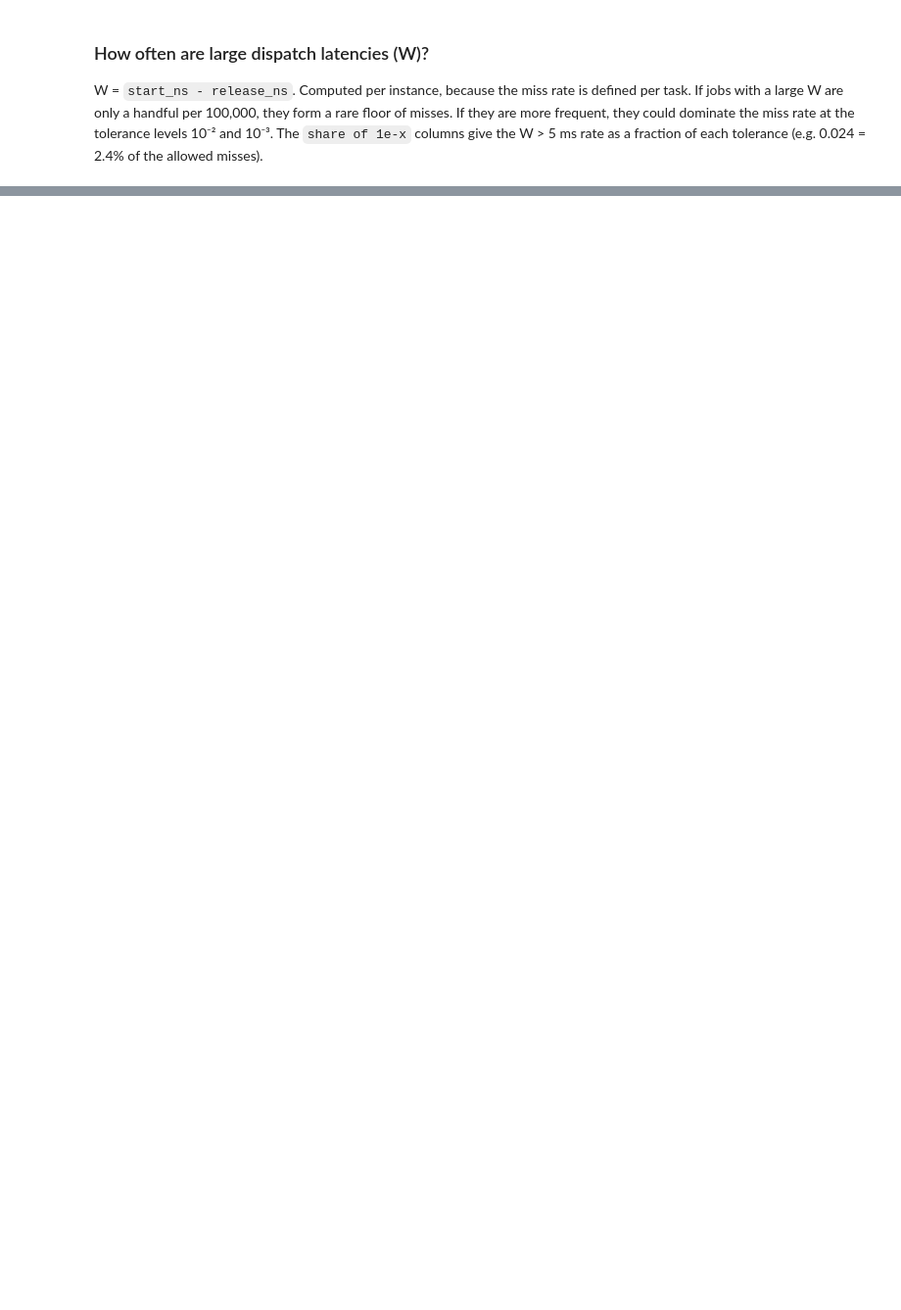
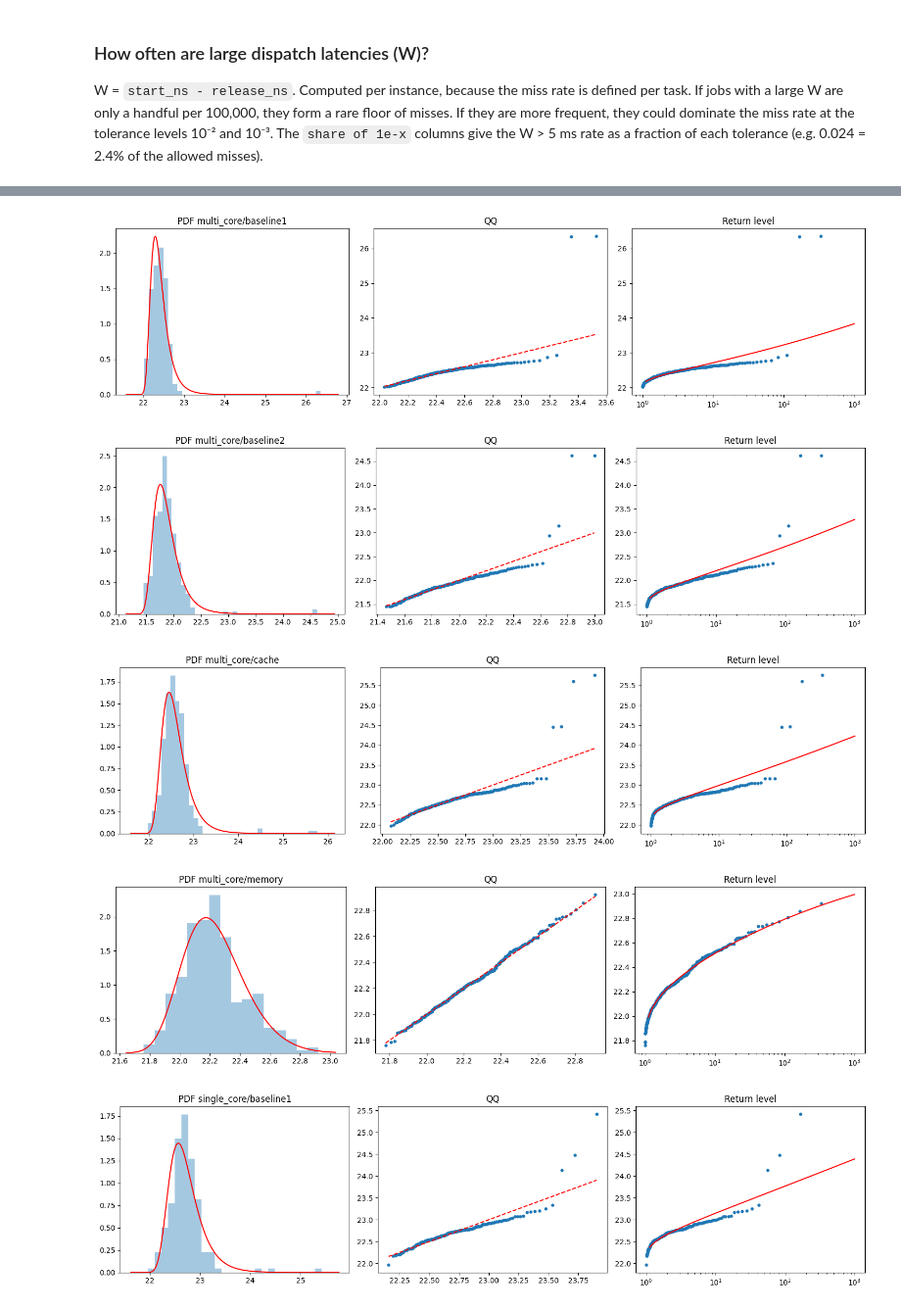
Before and after one commit to pippi2802/GraduationProject, a Jupyter notebook: research-questions/RQ2/analysis/analysis.ipynb, the cells around one changed output, grey strips where cells are left out. Shown at 98% size. Cells and saved outputs as stored; diff of their text form; code cells hidden in the pictures; blank space fills up the shorter version.

Commit message:
add: alpha drift experiments

```diff
--- a/research-questions/RQ2/analysis/analysis.ipynb
+++ b/research-questions/RQ2/analysis/analysis.ipynb
@@ -13,6 +13,9 @@ All executed jobs are included, outliers too. Skipped activations have no start/
 # %%
 from pathlib import Path
 import pandas as pd
+from scipy.stats import genextreme, kstest
+import numpy as np
+import matplotlib.pyplot as plt
 
 RESULTS = Path("../results")
 SCENARIOS = {"single_core": ["instance0"], "multi_core": ["instance0", "instance1"]}
@@ -20,6 +23,7 @@ CONDITIONS = ["baseline1", "cache", "memory", "baseline2"]
 STRESS = ["cache", "memory"]
 # statistics shown per metric (quantile levels; 1.0 = max)
 METRICS = {
+    "cpu_ns":     ("CPU time (ns)",   {"p50": .50, "p99": .99, "p99.9": .999, "max": 1.0}),
     "exec_ms":     ("Execution time (ms)",   {"p50": .50, "p99": .99, "p99.9": .999, "max": 1.0}),
     "dispatch_us": ("Dispatch latency (µs)", {"p50": .50, "max": 1.0}),
 }
@@ -102,0 +214,3 @@ w_tbl.style.format({"W p99 (µs)": "{:,.1f}", "W p99.9 (µs)": "{:,.1f}",
+# %%
+bm = block_maxima(data)
+print(bm.groupby(["scenario", "condition", "instance_id"]).size())
@@ -102,0 +232,11 @@ w_tbl.style.format({"W p99 (µs)": "{:,.1f}", "W p99.9 (µs)": "{:,.1f}",
+# %%
+# GEV fit per scenario x condition
+rows = []
+for (scen, cond), g in bm.groupby(["scenario", "condition"]):
+    x = g["exec_ms"].to_numpy()  # instances pooled; filter by instance_id to split
+    c, loc, scale = genextreme.fit(x)
+    rows.append(dict(scenario=scen, condition=cond, n_blocks=len(x),
+                    c=c, xi=-c, loc=loc, scale=scale,
+                    rl_100=genextreme.isf(1 / 100, c, loc, scale)))
+fits = pd.DataFrame(rows)
+print(fits)
@@ -102,0 +263,29 @@ w_tbl.style.format({"W p99 (µs)": "{:,.1f}", "W p99.9 (µs)": "{:,.1f}",
+# %%
+def plot_gev(x, title):
+    c, loc, scale = genextreme.fit(x)
+    xs = np.sort(x)
+    p = np.arange(1, len(xs) + 1) / (len(xs) + 1)
+    grid = np.linspace(xs.min() - 0.1 * np.ptp(xs), xs.max() + 0.1 * np.ptp(xs), 400)
+    fig, ax = plt.subplots(1, 3, figsize=(15, 4))
+    ax[0].hist(x, bins="auto", density=True, alpha=0.4)
+    ax[0].plot(grid, genextreme.pdf(grid, c, loc, scale), "r-")
+    ax[0].set_title(f"PDF {title}")
+    q = genextreme.ppf(p, c, loc, scale)
+    ax[1].scatter(q, xs, s=12)
+    ax[1].plot([q.min(), q.max()], [q.min(), q.max()], "r--")
+    ax[1].set_title("QQ")
+    T = np.logspace(0.05, 3, 200)
+    ax[2].semilogx(T, genextreme.isf(1 / T, c, loc, scale), "r-")
+    ax[2].scatter(1 / (1 - p), xs, s=12)
+    ax[2].set_title("Return level")
+    plt.tight_layout()
+    plt.show()
+
+for (scen, cond), g in bm.groupby(["scenario", "condition"]):
+    plot_gev(g["exec_ms"].to_numpy(), f"{scen}/{cond}")
+# %% [output]
+[figure, added]
+[figure, added]
+[figure, added]
+[figure, added]
+[figure, added]
```
Also changed, not shown: parts of 26 cells of this notebook, 20 other files.
